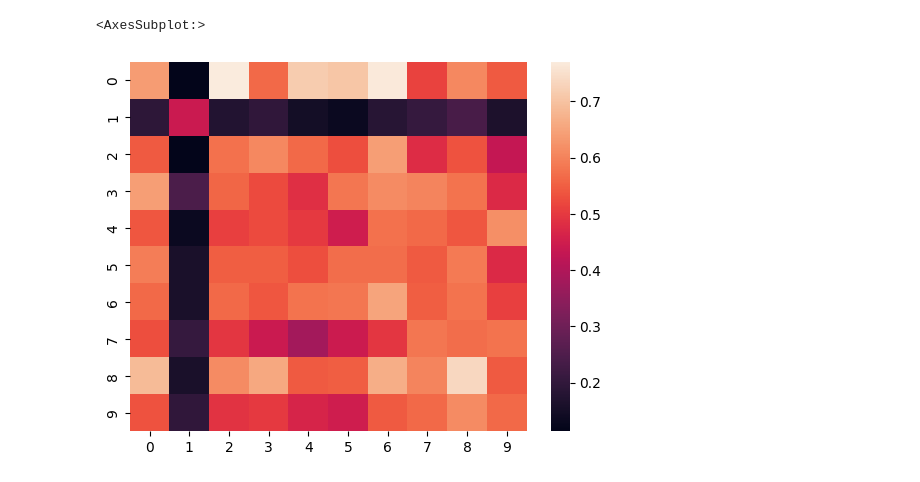
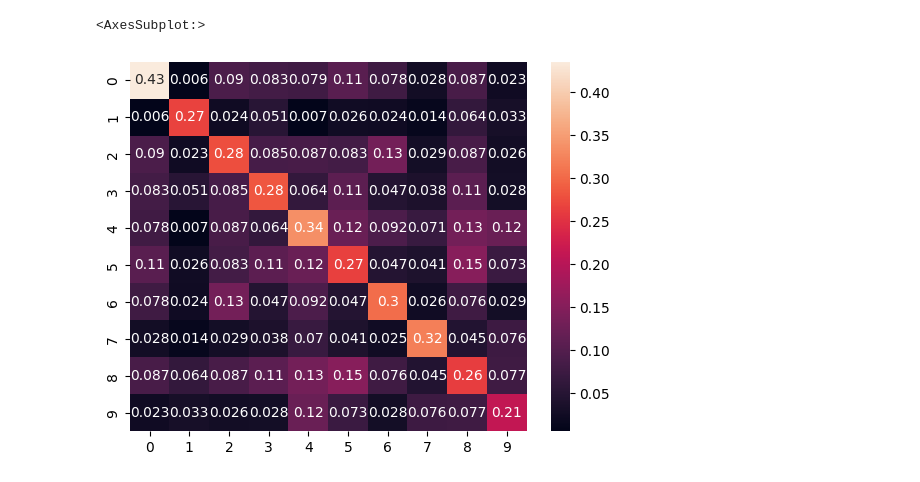
Before and after one commit to MoShrank/bachelor-thesis-research, a Jupyter notebook: SP Evaluation.ipynb, the cells around one changed output. Cells and saved outputs as stored; diff of their text form; code cells hidden in the pictures.

```diff
--- a/SP Evaluation.ipynb
+++ b/SP Evaluation.ipynb
@@ -38,7 +44,6 @@ sp = SpatialPooler(
     potential_pool_radius=8,
     boost_strength=10,
 )
+sp.load_state("data/12-03-2022_22-58-09/sp.pkl")
 # %% [output]
 [interactive output not drawn]
-# %%
-sp.load_state("data/12-02-2022_20-06-20/sp.pkl")
@@ -74,8 +77,8 @@ plot_images(sp.permanences[500:510].reshape((10, 28, 28)))
 [interactive output not drawn]
 # %%
-stability = sp_stability(sp, x_test, y_test, random=False)
-sns.heatmap(stability)
+stability = get_sp_stability(sp, x_test.reshape((10000, 784)), y_test)
+sns.heatmap(stability, annot=True)
 # %% [output]
 <AxesSubplot:>
-[figure, old version]
+[figure, new version]
 [interactive output not drawn]
```
Also changed, not shown: parts of 15 cells of this notebook, 2 other files.
